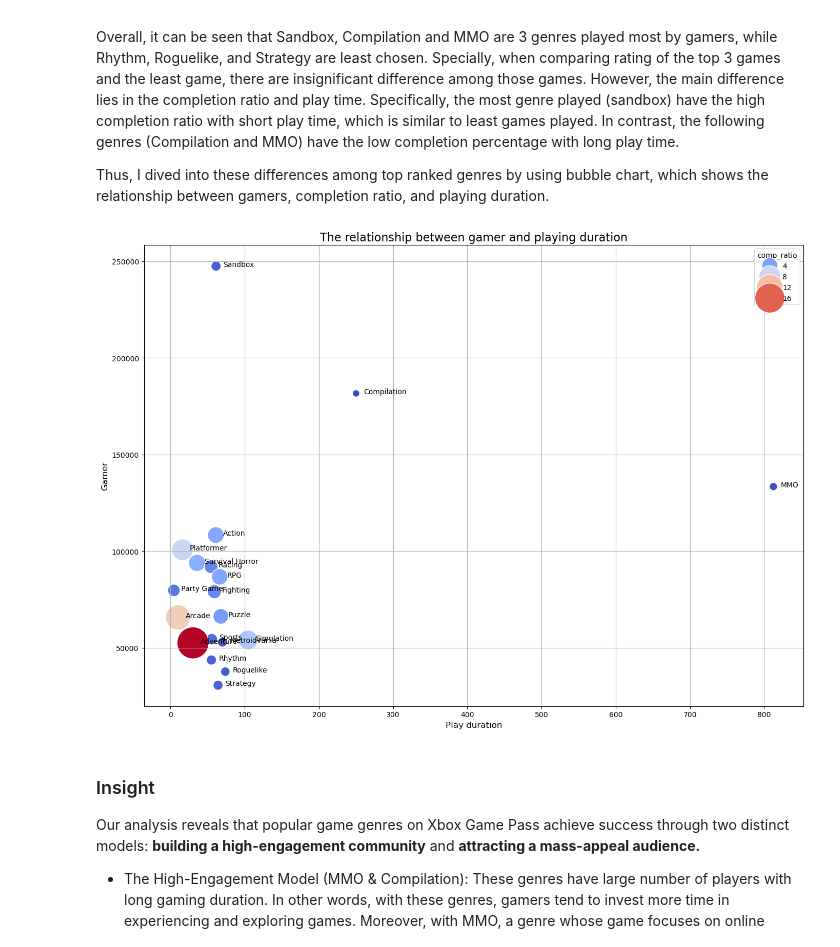
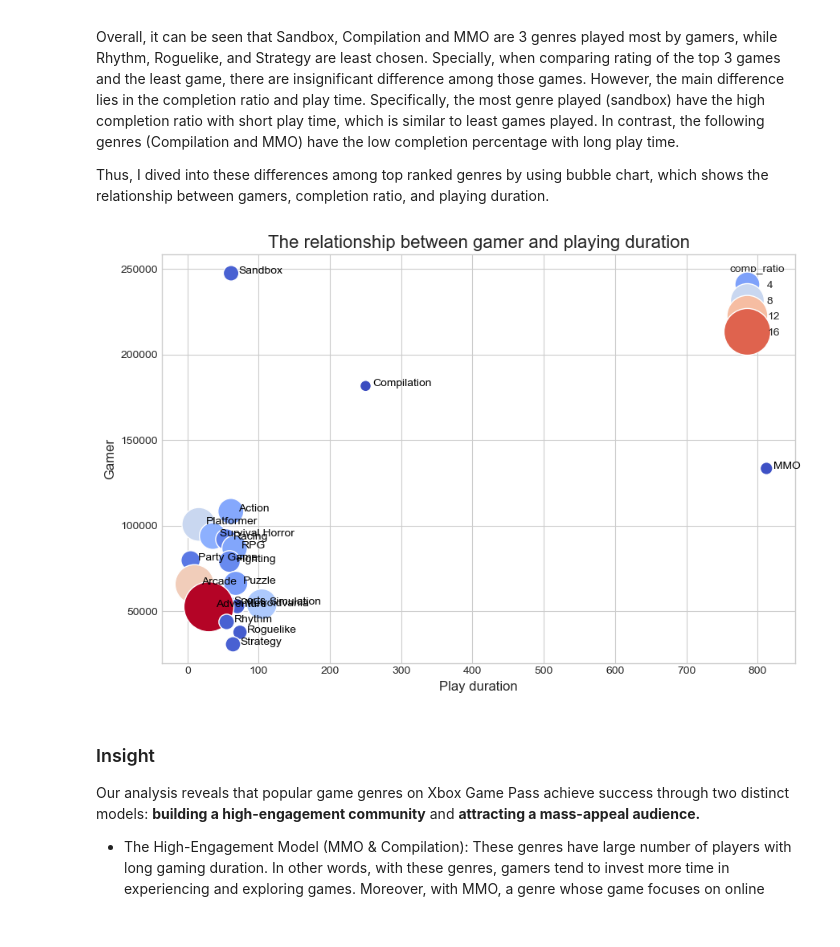
Before and after one commit to AnhNgo2803/xbox-game-pass-analysis, a Jupyter notebook: Xbox Game Project - Portfolio.ipynb, the cells around one changed output. Drawn from its saved outputs; the diff is of its cells as text; code cells hidden in the pictures.

Commit message:
Adjust chart figure for html version

```diff
--- a/Xbox Game Project - Portfolio.ipynb
+++ b/Xbox Game Project - Portfolio.ipynb
@@ -313,32 +313,32 @@ Overall, it can be seen that Sandbox, Compilation and MMO are 3 genres played mo
 Thus, I dived into these differences among top ranked genres by using bubble chart, which shows the relationship between gamers, completion ratio, and playing duration.
 # %%
 # create a bubble chart
-plt.figure(figsize=(14,10))
+plt.figure(figsize=(9,6))
 f2 = sns.scatterplot(data = genre_ana,
                      y = "gamer",
                      x = "play_time",
                      size = "comp_ratio",
                      hue="comp_ratio",
                      sizes=(100,2000),
                      palette="coolwarm")
 
 # set the legend for each genre in chart
 for genre in genre_ana.index:
     plt.text(x = genre_ana.loc[genre,'play_time'] + 10,
              y = genre_ana.loc[genre, 'gamer'] - 100,
              s = genre,
              fontdict= dict(color="black", size=10))
 
 # set title and legend
 plt.title("The relationship between gamer and playing duration", fontsize=16)
 plt.xlabel("Play duration", fontsize = 12)
 plt.ylabel("Gamer", fontsize = 12)
 
 plt.grid(True)
 plt.tight_layout()
 plt.show()
 # %% [output]
-[figure, old version]
+[figure, new version]
 # %% [markdown]
 ### Insight
 
```
Also changed, not shown: 1 other file.
